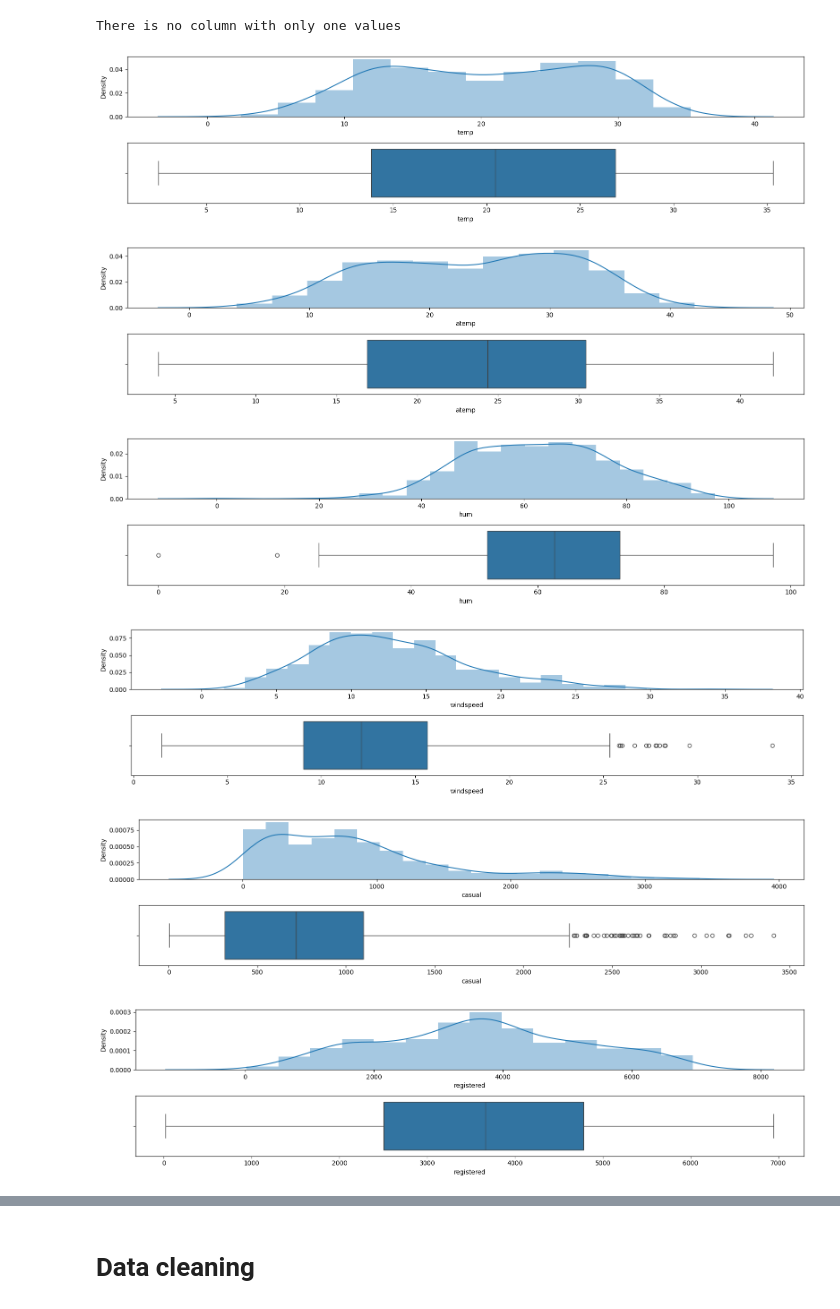
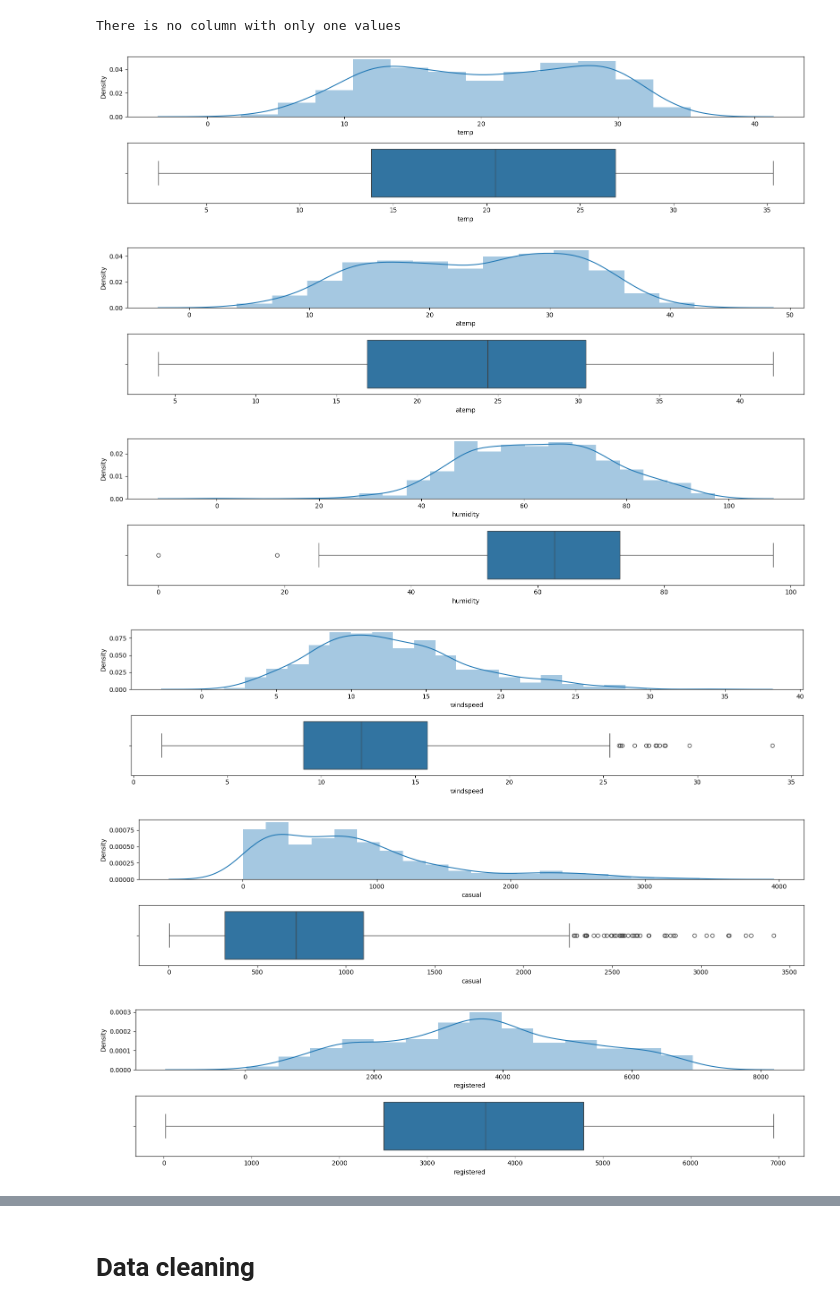
Before and after one commit to cuonghv0298/Bike-Sharing-Regression, a Jupyter notebook: LinearRegressionAssigment.ipynb, the cells around one changed output, grey strips where cells are left out. Cells and saved outputs as stored; diff of their text form; code cells hidden in the pictures.

```diff
--- a/LinearRegressionAssigment.ipynb
+++ b/LinearRegressionAssigment.ipynb
@@ -108,23 +108,29 @@ else:
     print('There is no column with only one values')
 # %% [output]
 There is no column with only one values
+# %%
+#rename the columns
+df.rename(columns={'yr':'year','mnth':'month','hum':'humidity','cnt':'count'},inplace =True)
+# %%
+# numerical columns and categorical columns
+num_cols = ['temp', 'atemp', 'humidity', 'windspeed','casual', 'registered', 'count']
+cat_col = ['year', 'holiday', 'workingday', 'month', 'weathersit', 'season', 'weekday']
 # %%
 # indentify outliers
 def univariate_analysis1(df, column):
     _, p = plt.subplots(2,1, figsize=(16, 4))
     sns.distplot(df.loc[df[column].notnull(), column], kde=True, hist=True, ax=p[0])
     sns.boxplot(x=column, data=df, ax=p[1])
     p[0].set_xlabel(f'{column}')
     p[1].set_xlabel(f'{column}')
     plt.tight_layout()
     plt.show()
-cols = ['temp', 'atemp', 'hum', 'windspeed','casual', 'registered', 'cnt']
-for c in cols:
+for c in num_cols:
     univariate_analysis1(df, c)
 # %% [output]
 [figure]
 [figure]
-[figure, old version]
+[figure, new version]
 [figure]
 [figure]
 [figure]
```
Also changed, not shown: parts of 16 cells of this notebook, 1 other file.
